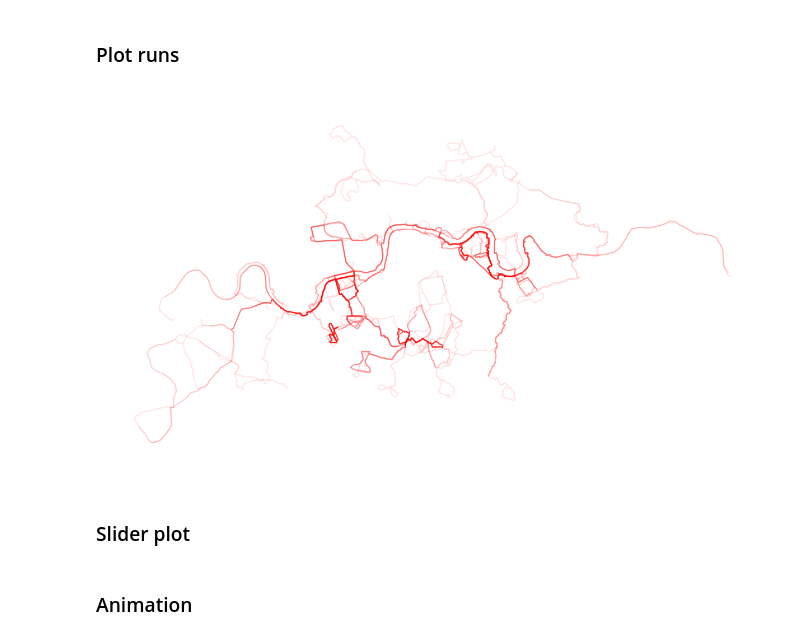
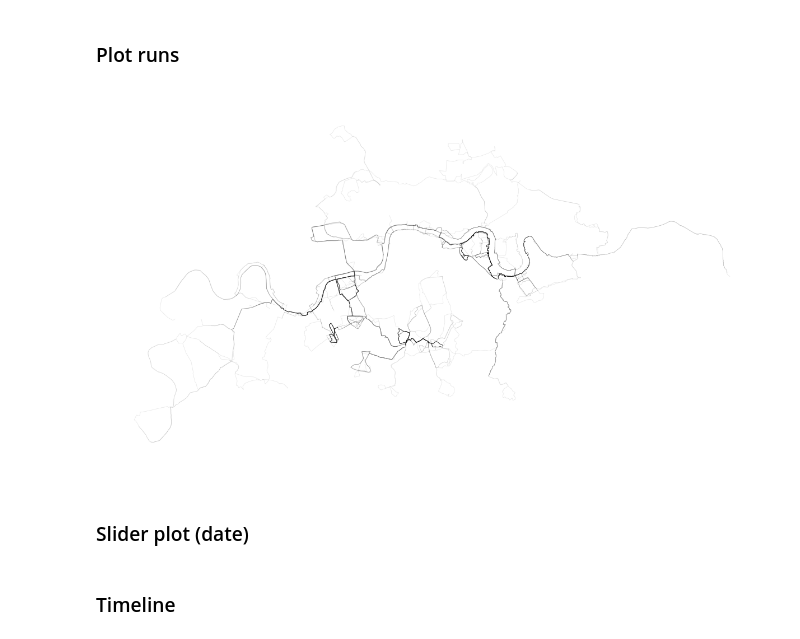
Before and after one commit to tsmbland/strava, a Jupyter notebook: GetData.ipynb, the cells around one changed output. Saved outputs shown, nothing was run; the diff lists cells and outputs as text; code cells hidden in the pictures.

Commit message:
visual changes

```diff
--- a/GetData.ipynb
+++ b/GetData.ipynb
@@ -83,29 +83,29 @@ len(activities_london_runs)
 # %%
 # Set up plot
 fig, ax = plt.subplots()
 ax.axis('off')
 fig.set_size_inches(12,7)
 fig.tight_layout()
 ax.set_aspect('equal')
 
 # Plot runs
 for p in activities_london_runs['map.summary_polyline']:
 
     # Get coordinates
     coordinates = polyline.decode(p)
     longitudes = np.array([coordinate[1] for coordinate in coordinates])
     latitudes = np.array([coordinate[0] for coordinate in coordinates])
 
     # Convert to distances
     dist_lat = latitudes * 110.574
-    dist_lon = 111.320 * np.cos(0.8989702285) * longitudes
+    dist_lon = 111.320 * np.cos(np.radians(latitudes)) * longitudes
 
     # Plot
-    ax.plot(dist_lon, dist_lat, 'r-', alpha=0.1)
+    ax.plot(dist_lon, dist_lat, c='k', alpha=0.1, linewidth=0.5)
 # %% [output]
-[figure, old version]
+[figure, new version]
 # %% [markdown]
-### Slider plot
+### Slider plot (date)
 # %%
 # # Set up plot
 # fig, ax = plt.subplots()
@@ -139,4 +139,4 @@ for p in activities_london_runs['map.summary_polyline']:
 #         else:
 #             l.set_visible(False)
 # %% [markdown]
-### Animation
+### Timeline
```
Also changed, not shown: parts of 5 cells of this notebook, 2 other files.
